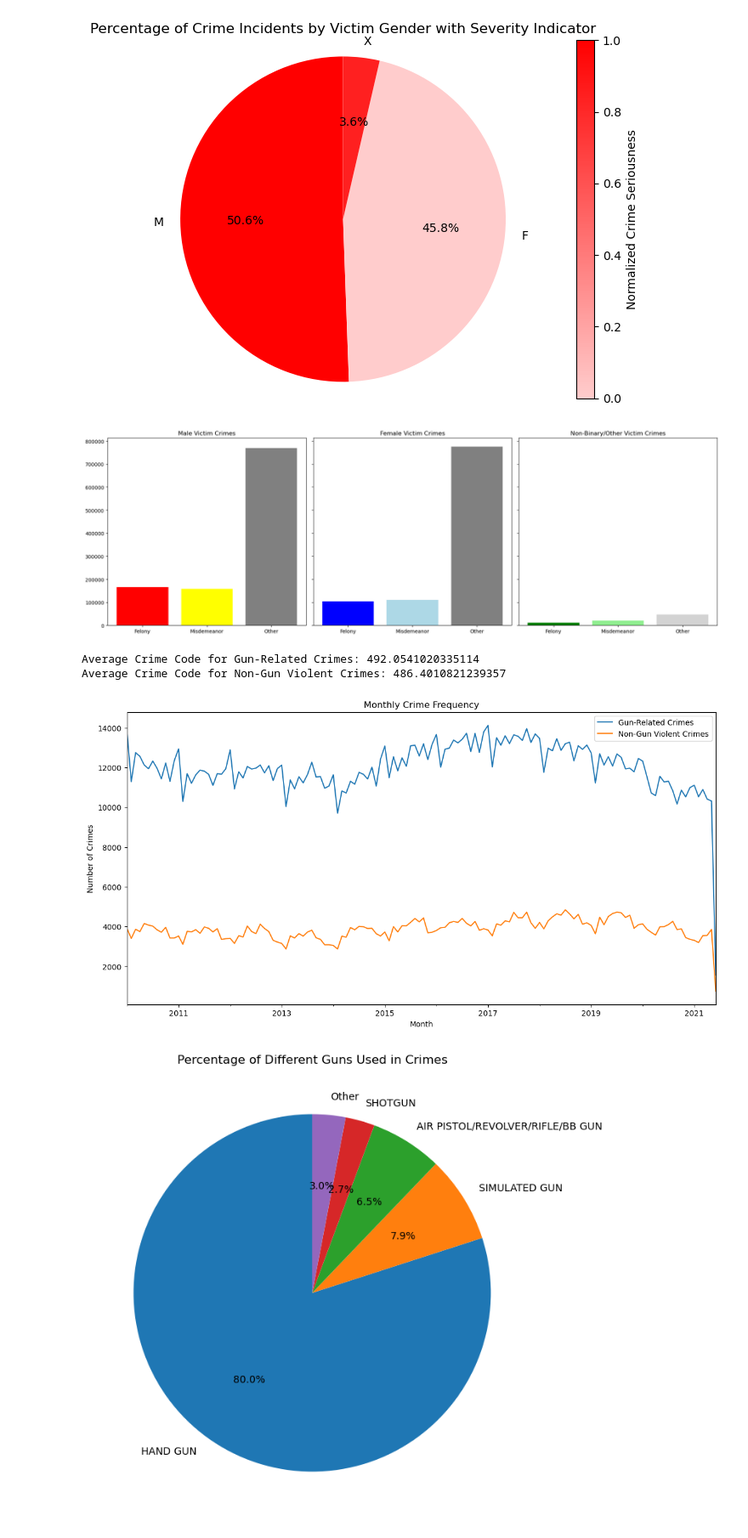
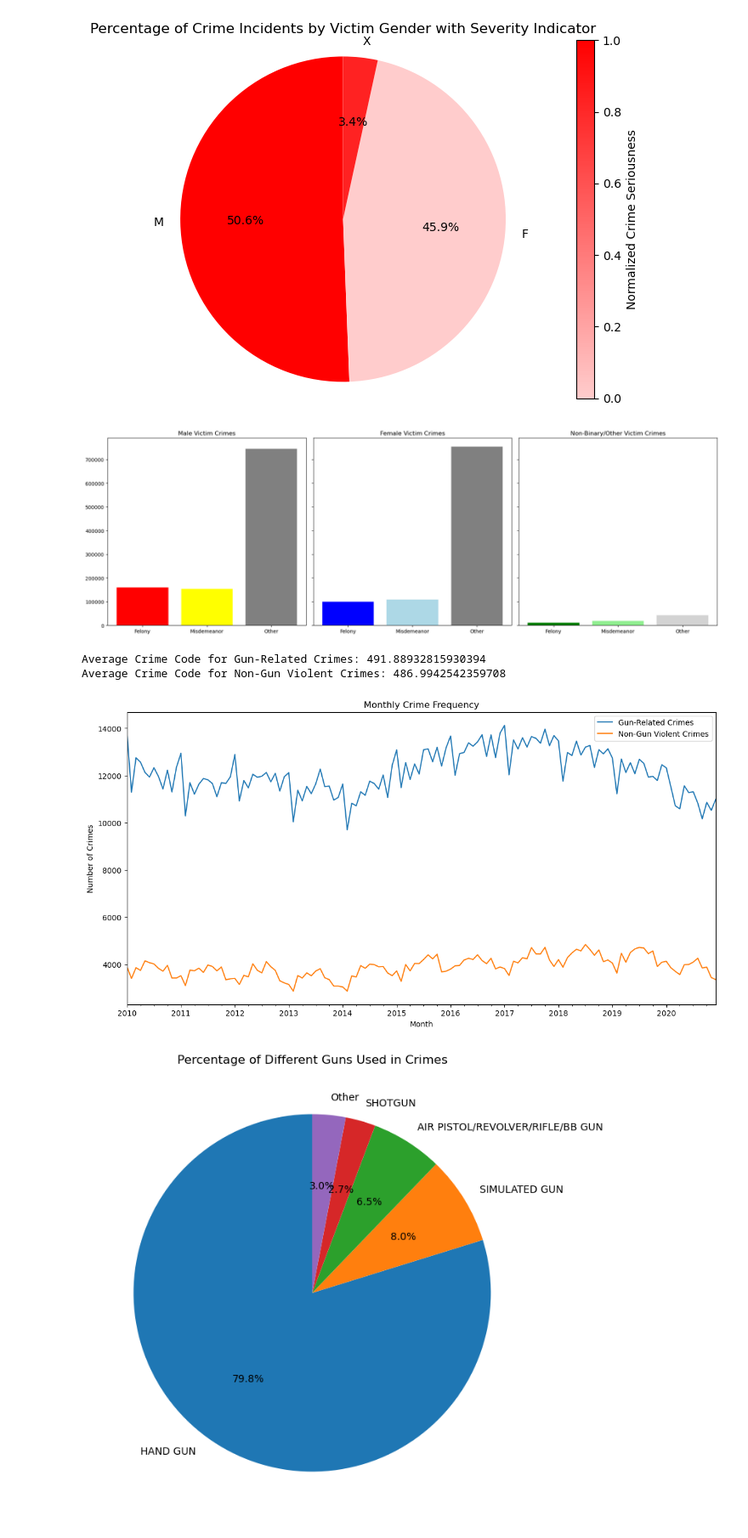
Before and after one commit to Odysseas-Stefanakis/UCalgary_Research_Odysseas, a Jupyter notebook: LA_Crime_Data.ipynb, the cells around one changed output. Shown at 85% size. Cells and saved outputs as stored; diff of their text form; code cells hidden in the pictures.

```diff
--- a/LA_Crime_Data.ipynb
+++ b/LA_Crime_Data.ipynb
@@ -456,10 +449,10 @@ plt.show()
 [figure]
 # %%
 # Convert 'TIME OCC' to hour of the day
-la_crime_data_2010_to_2021_sorted['Hour'] = la_crime_data_2010_to_2021_sorted['TIME OCC'] // 100
+la_crime_data_2010_to_2020_sorted['Hour'] = la_crime_data_2010_to_2020_sorted['TIME OCC'] // 100
 
 # Group by hour and age group
-hourly_crimes_by_age = la_crime_data_2010_to_2021_sorted.groupby(['Hour', 'Age Group']).size().unstack(fill_value=0)
+hourly_crimes_by_age = la_crime_data_2010_to_2020_sorted.groupby(['Hour', 'Age Group']).size().unstack(fill_value=0)
 
 # Adding a total crimes per hour line
 hourly_crimes_by_age['Total'] = hourly_crimes_by_age.sum(axis=1)
@@ -536,14 +529,14 @@ descent_mapping = {
     'Z': 'Asian Indian'
 }
 
-# Assuming 'la_crime_data_2010_to_2021_sorted' is your DataFrame
-la_crime_data_2010_to_2021_sorted['Date Rptd'] = pd.to_datetime(la_crime_data_2010_to_2021_sorted['Date Rptd'])
-la_crime_data_2010_to_2021_sorted['DATE OCC'] = pd.to_datetime(la_crime_data_2010_to_2021_sorted['DATE OCC'])
-la_crime_data_2010_to_2021_sorted['Report Delay'] = (la_crime_data_2010_to_2021_sorted['Date Rptd'] - la_crime_data_2010_to_2021_sorted['DATE OCC']).dt.days
+# Assuming 'la_crime_data_2010_to_2020_sorted' is your DataFrame
+la_crime_data_2010_to_2020_sorted['Date Rptd'] = pd.to_datetime(la_crime_data_2010_to_2020_sorted['Date Rptd'])
+la_crime_data_2010_to_2020_sorted['DATE OCC'] = pd.to_datetime(la_crime_data_2010_to_2020_sorted['DATE OCC'])
+la_crime_data_2010_to_2020_sorted['Report Delay'] = (la_crime_data_2010_to_2020_sorted['Date Rptd'] - la_crime_data_2010_to_2020_sorted['DATE OCC']).dt.days
 
 # Filter and group by 'Vict Descent'
 valid_descents = ['A', 'B', 'C', 'D', 'F', 'G', 'H', 'I', 'J', 'K', 'L', 'O', 'P', 'S', 'U', 'V', 'W', 'X', 'Z']
-filtered_data = la_crime_data_2010_to_2021_sorted[la_crime_data_2010_to_2021_sorted['Vict Descent'].isin(valid_descents)]
+filtered_data = la_crime_data_2010_to_2020_sorted[la_crime_data_2010_to_2020_sorted['Vict Descent'].isin(valid_descents)]
 stats_by_descent = filtered_data.groupby('Vict Descent').agg({
     'Report Delay': 'mean',
     'Crm Cd': 'mean'
@@ -611,11 +604,11 @@ plt.show()
 [figure]
 # %%
 # Ensure 'DATE OCC' and 'Vict Sex' are appropriately formatted
-la_crime_data_2010_to_2021_sorted['DATE OCC'] = pd.to_datetime(la_crime_data_2010_to_2021_sorted['DATE OCC'])
+la_crime_data_2010_to_2020_sorted['DATE OCC'] = pd.to_datetime(la_crime_data_2010_to_2020_sorted['DATE OCC'])
 
 # Filter for relevant genders
-relevant_genders = la_crime_data_2010_to_2021_sorted['Vict Sex'].isin(['M', 'F', 'X'])
-filtered_data = la_crime_data_2010_to_2021_sorted[relevant_genders]
+relevant_genders = la_crime_data_2010_to_2020_sorted['Vict Sex'].isin(['M', 'F', 'X'])
+filtered_data = la_crime_data_2010_to_2020_sorted[relevant_genders]
 
 # Group by month and victim's gender
 monthly_crimes_by_gender = filtered_data.groupby([pd.Grouper(key='DATE OCC', freq='ME'), 'Vict Sex']).size().unstack(fill_value=0)
@@ -697,10 +690,10 @@ def classify_crime_by_gender(row):
         return f'{gender} - Other'
 
 # Apply the classification
-la_crime_data_2010_to_2021_sorted['Crime Classification'] = la_crime_data_2010_to_2021_sorted.apply(classify_crime_by_gender, axis=1)
+la_crime_data_2010_to_2020_sorted['Crime Classification'] = la_crime_data_2010_to_2020_sorted.apply(classify_crime_by_gender, axis=1)
 
 # Count the crimes in each category for males, females, and non-binary/other
-crime_counts = la_crime_data_2010_to_2021_sorted['Crime Classification'].value_counts()
+crime_counts = la_crime_data_2010_to_2020_sorted['Crime Classification'].value_counts()
 
 # Prepare data for plotting
 categories = ['Felony', 'Misdemeanor', 'Other']
@@ -720,44 +713,44 @@ axes[2].set_title('Non-Binary/Other Victim Crimes')
 plt.tight_layout()
 plt.show()
 # %% [output]
-[figure, old version]
+[figure, new version]
 # %%
 # Filter for gun-related crimes
-gun_crimes = la_crime_data_2010_to_2021_sorted[
-    la_crime_data_2010_to_2021_sorted['Weapon Desc'].str.contains('GUN|FIREARM|RIFLE|PISTOL', na=True, case=False)
+gun_crimes = la_crime_data_2010_to_2020_sorted[
+    la_crime_data_2010_to_2020_sorted['Weapon Desc'].str.contains('GUN|FIREARM|RIFLE|PISTOL', na=True, case=False)
 ]
 
 # Filter for non-gun violent crimes
-violent_crimes = la_crime_data_2010_to_2021_sorted[
-    la_crime_data_2010_to_2021_sorted['Crm Cd Desc'].str.contains('ASSAULT|ROBBERY|HOMICIDE', na=True, case=False)
+violent_crimes = la_crime_data_2010_to_2020_sorted[
+    la_crime_data_2010_to_2020_sorted['Crm Cd Desc'].str.contains('ASSAULT|ROBBERY|HOMICIDE', na=True, case=False)
 ]
 non_gun_violent_crimes = violent_crimes[
     ~violent_crimes['Weapon Desc'].str.contains('GUN|FIREARM|RIFLE|PISTOL', na=True, case=False)
 ]
 
 # Average severity for gun and non-gun crimes
 average_severity_gun = gun_crimes['Crm Cd'].mean()
 average_severity_non_gun = non_gun_violent_crimes['Crm Cd'].mean()
 
 print(f"Average Crime Code for Gun-Related Crimes: {average_severity_gun}")
 print(f"Average Crime Code for Non-Gun Violent Crimes: {average_severity_non_gun}")
 
 # Group by month to get counts
 gun_crimes_monthly = gun_crimes.resample('ME', on='DATE OCC').size()
 non_gun_violent_crimes_monthly = non_gun_violent_crimes.resample('ME', on='DATE OCC').size()
 
 # Plotting
 plt.figure(figsize=(14, 7))
 gun_crimes_monthly.plot(label='Gun-Related Crimes')
 non_gun_violent_crimes_monthly.plot(label='Non-Gun Violent Crimes')
 plt.title('Monthly Crime Frequency')
 plt.xlabel('Month')
 plt.ylabel('Number of Crimes')
 plt.legend()
 plt.show()
 # %% [output]
-Average Crime Code for Gun-Related Crimes: 492.0541020335114
-Average Crime Code for Non-Gun Violent Crimes: 486.4010821239357
+Average Crime Code for Gun-Related Crimes: 491.88932815930394
+Average Crime Code for Non-Gun Violent Crimes: 486.9942542359708
-[figure, old version]
+[figure, new version]
 # %%
 # Filter columns for gun-related crimes
```
Also changed, not shown: parts of 28 cells of this notebook, 1 other file.
